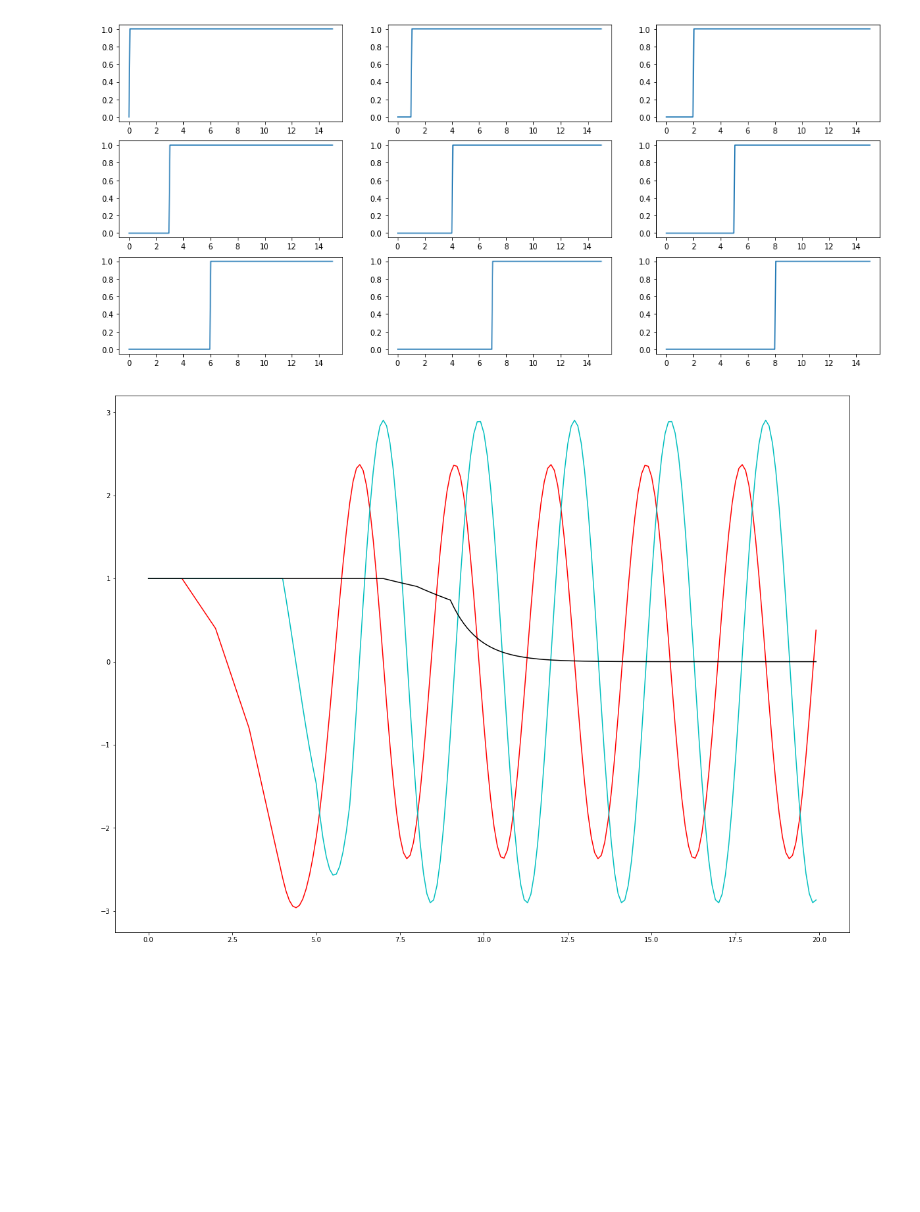
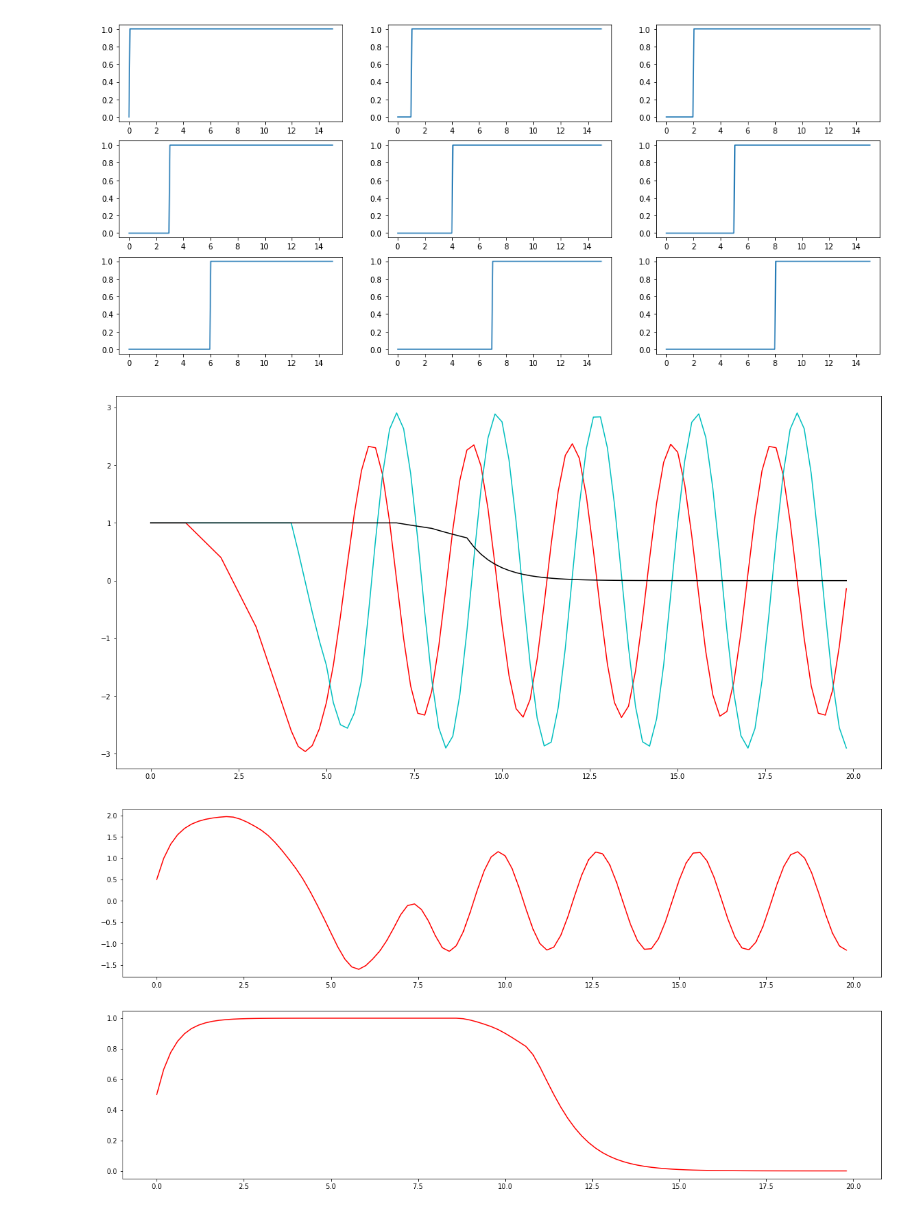
Before and after one commit to CNS-OIST/draculab, a Jupyter notebook: test7.ipynb, the cells around one changed output. Drawn from its saved outputs; the diff is of its cells as text; code cells hidden in the pictures; blank space fills up the shorter version.

```diff
--- a/test7.ipynb
+++ b/test7.ipynb
@@ -115,44 +117,64 @@ This cell is meant to test the set_plant_input function for multidimensional inp
 # Create parameter dictionaries
 plant_params = {'type' : plant_models.conn_tester, 'init_state' : [1.,1.,1.]}
 unit_pars = { 'init_val' : 0.5, 'type' : unit_types.source }
-net_params = {'min_delay' : 0.1, 'min_buff_size' : 4 } # parameter dictionary for the network
+net_params = {'min_delay' : 0.2, 'min_buff_size' : 4 } # parameter dictionary for the network
 
 # Create network, plant, and input units
 n3 = network(net_params)  # creating a newtwork
 units = n3.create(9,unit_pars) # source units
-pend = n3.create(1,plant_params) # and a pendulum
+plant = n3.create(1,plant_params) # and a test plant
 
 # Create some inputs
 def make_Heavi(thr):
     return lambda x : np.sign(max(0.,x - float(thr)))
 
 for idx, unit in enumerate(n3.units):  # Heaviside step functions with increasing thresholds
     unit.set_function(make_Heavi(float(idx)))
 
 # plotting inputs
 tims = np.linspace(0.,15.,200)
 inp_fig2 = plt.figure(figsize=(18,8))
 for idx,unit in enumerate(n3.units):
     vals = list(map(unit.get_act, tims))
     plt.subplot(3,3,unit.ID+1)
     pylab.plot(tims,vals)
 
 # Connect the source units to the plant
 conn_spec = {'inp_ports' : [0, 0, 0, 1, 1, 1, 2, 2, 2],
              'delays' : [1.]*9} # connection specification dictionary
 syn_pars = {'init_w' : [.6,.6,.6,.9,.9,.9,.1,.1,1.], 'type' : synapse_types.static} # synapse parameters dictionary
-n3.set_plant_inputs(units, pend, conn_spec, syn_pars)
+n3.set_plant_inputs(units, plant, conn_spec, syn_pars)
+
+# Create some units, and send the plant's output to them
+unit_pars['type'] = unit_types.mp_linear
+unit_pars['slope'] = 1.
+unit_pars['thresh'] = 0.
+unit_pars['tau'] = 0.5
+unit_pars['n_ports'] = 3
+lins = n3.create(2,unit_pars)
+conn_spec = {'port_map' : [[(0, 0),(1,3)],[(2,2)]],
+             'delays' : [1., 2., 1.6]} # connection specification dictionary
+syn_spec = {'init_w' : [1.]*3, 'type' : synapse_types.static} # synapse parameters dictionary
+
+n3.set_plant_outputs(plant, lins, conn_spec, syn_spec)
 
 # Run the simulation
 sim_dat = n3.run(20.)
 
-fig = plt.figure(figsize=(20,15))
+fig = plt.figure(figsize=(20,10))
 
 pylab.plot(sim_dat[0], sim_dat[2][0][:,0], 'r', figure=fig)
 pylab.plot(sim_dat[0], sim_dat[2][0][:,1], 'c', figure=fig)
 pylab.plot(sim_dat[0], sim_dat[2][0][:,2], 'k', figure=fig)
 
+out_fig = plt.figure(figsize=(20,10))
+plt.subplot(211)
+pylab.plot(sim_dat[0], sim_dat[1][9], 'r', figure=out_fig)
+plt.subplot(212)
+pylab.plot(sim_dat[0], sim_dat[1][10], 'r', figure=out_fig)
+
 plt.show()
 # %% [output]
 [figure]
-[figure, old version]
+[figure, new version]
+[figure, added]
```
Also changed, not shown: parts of 1 cell of this notebook, 10 other files.
